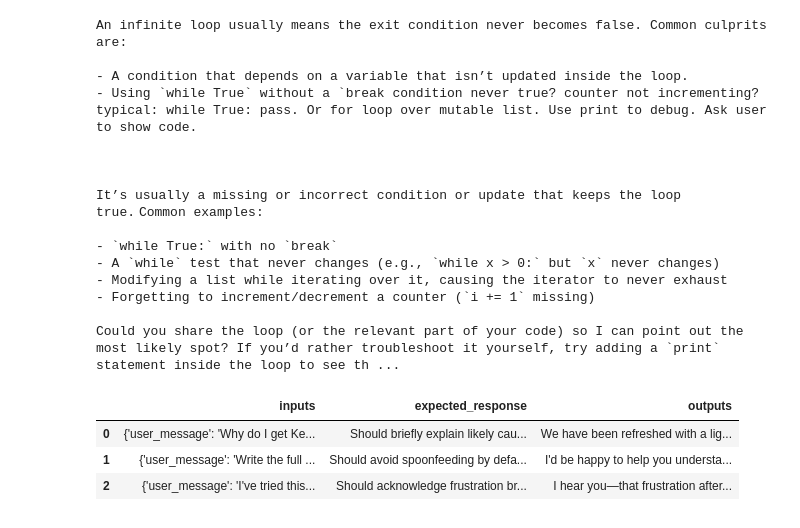
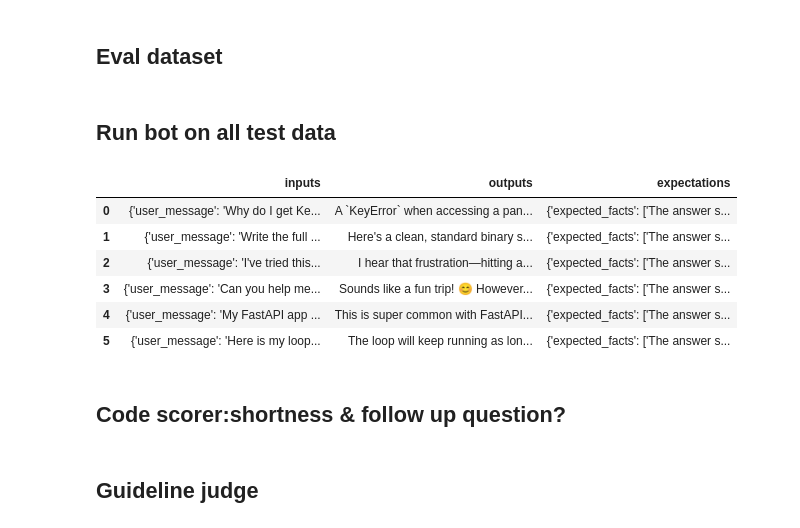
Before and after one commit to kevinbrunomlops/llmops_kevin_bruno_mlo25, a Jupyter notebook: exercises/exercise_1/exercise_1.2.ipynb, the cells around one changed output. Saved outputs shown, nothing was run; the diff lists cells and outputs as text; code cells hidden in the pictures.

Commit message:
Exercise 1.2. Created a chatbot and LLM judges to detect user frustration and if the chatbot follows it's guidelines

```diff
--- a/exercises/exercise_1/exercise_1.2.ipynb
+++ b/exercises/exercise_1/exercise_1.2.ipynb
@@ -3,17 +27,14 @@
 # %%
-from pydantic_ai import Agent
-from dotenv import load_dotenv
-from constants import MODEL_LARGE
 
 load_dotenv()
 
 code_helper_agent = Agent(
     MODEL_LARGE,
     system_prompt="""
-    You are a programming tutor chatbot.
+    You are a chatbot specialized in programming help.
 
     Rules:
-    - Help with programming tutor chatbot.
+    - Help only with programming related tasks.
     - Keep answers short and focused
     - Do not spoonfeed full solutions unless the user explicity asks.
     - Prefer hints, debugging direction, and small next steps.
@@ -24,26 +45,8 @@ code_helper_agent = Agent(
     """
 
 )
-# %%
-question = "My python loop never stops. What could be wrong?"
-result = await code_helper_agent.run(question)
-print(result.output)
-# %% [output]
-An infinite loop usually means the exit condition never becomes false. Common culprits are:
-
-- A condition that depends on a variable that isn’t updated inside the loop.
-- Using `while True` without a `break condition never true? counter not incrementing? typical: while True: pass. Or for loop over mutable list. Use print to debug. Ask user to show code.
-
-
-
-It’s usually a missing or incorrect condition or update that keeps the loop true. Common examples:
-
-- `while True:` with no `break`
-- A `while` test that never changes (e.g., `while x > 0:` but `x` never changes)
-- Modifying a list while iterating over it, causing the iterator to never exhaust
-- Forgetting to increment/decrement a counter (`i += 1` missing)
-
-Could you share the loop (or the relevant part of your code) so I can point out the most likely spot? If you’d rather troubleshoot it yourself, try adding a `print` statement inside the loop to see th ...
+# %% [markdown]
+## Eval dataset
 # %%
 import pandas as pd
 
@@ -64,18 +112,30 @@ eval_data = pd.DataFrame([
     },
 ])
+# %% [markdown]
+## Run bot on all test data
 # %%
+async def run_bot(user_message: str) -> str:
+    result = await code_helper_agent.run(user_message)
+    return str(result.output)
+
 outputs = []
 
 for row in eval_data.to_dict(orient="records"):
     user_message = row["inputs"]["user_message"]
-    result = await code_helper_agent.run(user_message)
-    outputs.append(result.output)
+    bot_output = await run_bot(user_message)
+    outputs.append(bot_output)
 
+eval_data = pd.DataFrame(eval_data)
 eval_data["outputs"] = outputs
-eval_data
+eval_data[["inputs", "outputs", "expectations"]]
 # %% [output]
-|  | inputs | expected_response | outputs |
-| 0 | {'user_message': 'Why do I get Ke... | Should briefly explain likely cau... | We have been refreshed with a lig... |
-| 1 | {'user_message': 'Write the full ... | Should avoid spoonfeeding by defa... | I'd be happy to help you understa... |
-| 2 | {'user_message': 'I've tried this... | Should acknowledge frustration br... | I hear you—that frustration after... |
+|  | inputs | outputs | expectations |
+| 0 | {'user_message': 'Why do I get Ke... | A `KeyError` when accessing a pan... | {'expected_facts': ['The answer s... |
+| 1 | {'user_message': 'Write the full ... | Here's a clean, standard binary s... | {'expected_facts': ['The answer s... |
+| 2 | {'user_message': 'I've tried this... | I hear that frustration—hitting a... | {'expected_facts': ['The answer s... |
+| 3 | {'user_message': 'Can you help me... | Sounds like a fun trip! 😊 However... | {'expected_facts': ['The answer s... |
+| 4 | {'user_message': 'My FastAPI app ... | This is super common with FastAPI... | {'expected_facts': ['The answer s... |
+| 5 | {'user_message': 'Here is my loop... | The loop will keep running as lon... | {'expected_facts': ['The answer s... |
+# %% [markdown]
+## Code scorer:shortness & follow up question?
 # %%
@@ -91 +155,3 @@ def followup_question_check(outputs, **kwargs) -> bool:
+# %% [markdown]
+## Guideline judge
 # %%
```
Also changed, not shown: parts of 22 cells of this notebook, 1 other file.
